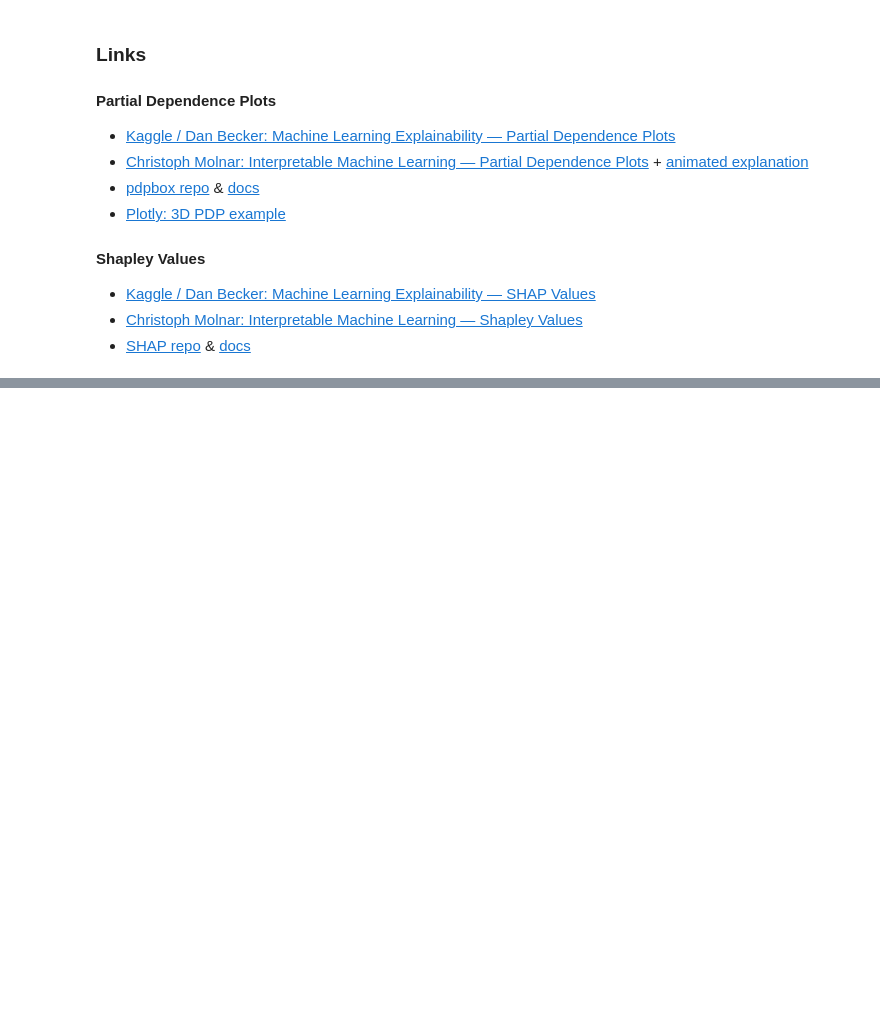
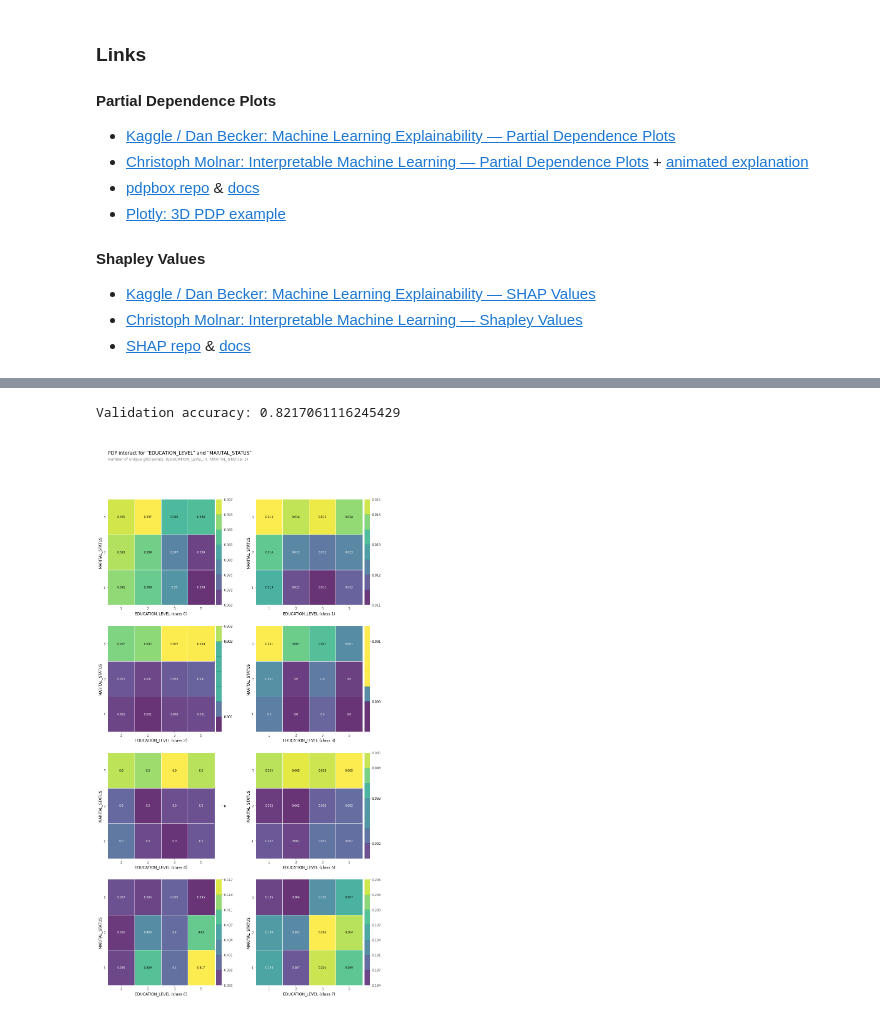
Before and after one commit to Khislatz/DS-Unit-2-Applied-Modeling, a Jupyter notebook: module4-model-interpretation/Khislat_Zhuraeva_LS_DS_234_assignment.ipynb, the cells around one changed output, grey strips where cells are left out. Saved outputs shown, nothing was run; the diff lists cells and outputs as text; code cells hidden in the pictures; blank space fills up the shorter version.

```diff
--- a/module4-model-interpretation/Khislat_Zhuraeva_LS_DS_234_assignment.ipynb
+++ b/module4-model-interpretation/Khislat_Zhuraeva_LS_DS_234_assignment.ipynb
@@ -81,0 +212,8 @@ else:
+# %%
+target = 'STATUS'
+X_train = train.drop(columns=target)
+y_train = train[target]
+X_val = val.drop(columns=target)
+y_val = val[target]
+X_test = test.drop(columns=target)
+y_test = test[target]
@@ -81,0 +229,9 @@ else:
+# %%
+pipeline = make_pipeline(
+    ce.ordinal.OrdinalEncoder(),
+    SimpleImputer(),
+    RandomForestClassifier(n_estimators=100, n_jobs=-1, random_state=42, min_samples_leaf=4)
+)
+
+pipeline.fit(X_train, y_train)
+print(f'Validation accuracy: {pipeline.score(X_val, y_val)}')
@@ -81,0 +269,15 @@ else:
+# %%
+encoder = ce.ordinal.OrdinalEncoder()
+X_train_enc = encoder.fit_transform(X_train)
+X_val_enc = encoder.transform(X_val)
+X_test_enc = encoder.transform(X_test)
+
+rf_model = make_pipeline(
+    SimpleImputer(strategy='most_frequent'),
+    RandomForestClassifier(n_estimators=100, n_jobs=-1, random_state=42, min_samples_leaf=4)
+)
+
+rf_model.fit(X_train_enc, y_train)
+print(f'Validation accuracy: {rf_model.score(X_val_enc, y_val)}')
+# %% [output]
+Validation accuracy: 0.8217061116245429
@@ -81,0 +293,14 @@ else:
+# %%
+from pdpbox.pdp import pdp_interact, pdp_interact_plot
+features = ['EDUCATION_LEVEL', 'MARITAL_STATUS']
+
+interaction = pdp_interact(
+    model=rf_model,
+    dataset=X_val_enc,
+    model_features=X_val_enc.columns,
+    features=features
+)
+
+pdp_interact_plot(interaction, plot_type='grid', feature_names=features);
+# %% [output]
+[figure, added]
```
Also changed, not shown: parts of 27 cells of this notebook.
